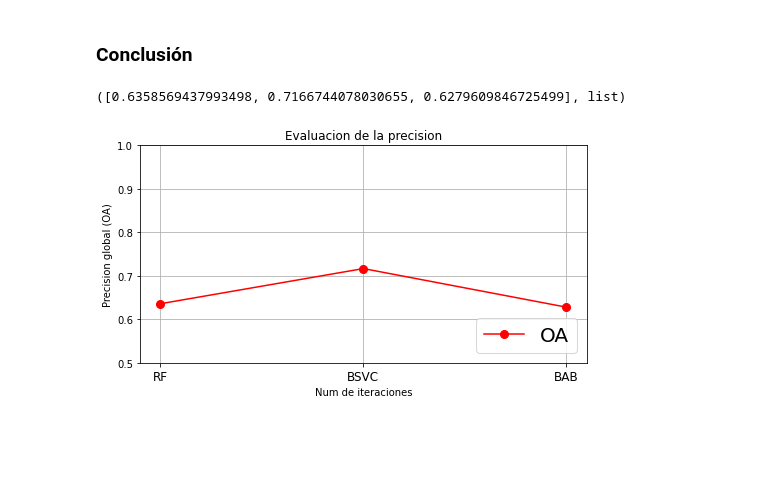
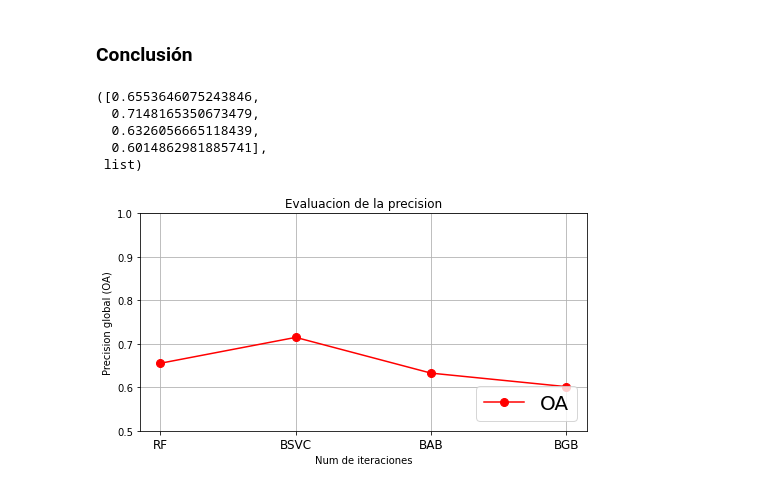
Before and after one commit to federicoabait/south_africa_crop_types_competition_s2_challenge, a Jupyter notebook: 03_Radiant_Earth_Spot_the_Crop_Preprocessing_Pipeline.ipynb, the cells around one changed output. Saved outputs shown, nothing was run; the diff lists cells and outputs as text; code cells hidden in the pictures; blank space fills up the shorter version.

```diff
--- a/03_Radiant_Earth_Spot_the_Crop_Preprocessing_Pipeline.ipynb
+++ b/03_Radiant_Earth_Spot_the_Crop_Preprocessing_Pipeline.ipynb
@@ -734,0 +825,10 @@ X_train.shape, X_test.shape
+# %%
+from imblearn.under_sampling import TomekLinks
+# set up Tomek Links
+tl = TomekLinks(
+    sampling_strategy='all',  # auto: undersamples only the majority class, all: remove tomek links (both majority and minority class)
+    n_jobs=-1)
+
+X_train, y_train = tl.fit_resample(X_train, y_train)
+print(X_train.shape, y_train.shape)
+y_train.value_counts()
@@ -762,7 +874,7 @@ El gráfico que acabamos de construir se llama gráfico de ajuste y muestra la p
 # %%
 # We ran a simple hyperparameter tuning for the number of trees, and concluded to use:
 n_trees = 200
-md = 5
+md = 6
 # %%
 # Fitting the RF model
 model_rf = RandomForestClassifier(n_estimators = n_trees, random_state = 0, n_jobs = 3,max_depth=md)
@@ -957,0 +1072,4 @@ Exactitud test:  0.63
+# %%
+from sklearn.ensemble import GradientBoostingClassifier
+gbrt_clf = GradientBoostingClassifier(n_estimators=100, learning_rate=1.0,
+                                      max_depth=1, random_state=0).fit(X_train, y_train)
@@ -1056,26 +1230,31 @@ grid.best_estimator_.steps[-1][1]
 # %%
 prec_global = [model_rf.score(X_test, y_test),
                clf.score(X_test, y_test),
-              ada_clf.score(X_test, y_test),]
+              ada_clf.score(X_test, y_test),
+              gbrt_clf.score(X_test, y_test),]
 prec_global, type(prec_global)
 # %% [output]
-([0.6358569437993498, 0.7166744078030655, 0.6279609846725499], list)
+([0.6553646075243846,
+  0.7148165350673479,
+  0.6326056665118439,
+  0.6014862981885741],
+ list)
 # %%
-x = [1,2,3]
-labels = ['RF', 'BSVC','BAB']
+x = [1,2,3,4]
+labels = ['RF', 'BSVC','BAB','BGB']
 
 fig, ax = plt.subplots(figsize=(8,4))
 ax.plot(x, prec_global, marker = 'o', ms = 8, color="red", label="OA")
 ax.set_xticks(x)
 ax.set_xticklabels(labels, fontsize=12)
 ax.set_ylabel("Precision global (OA)")
 ax.set_xlabel("Num de iteraciones")
 ax.set_ylim(bottom=0.5, top=1)
 ax.set_title("Evaluacion de la precision")
 ax.grid(True)
 ax.legend(loc="lower right", fontsize=20);
 # %% [output]
-[figure, old version]
+[figure, new version]
 # %%
 resultados=pd.DataFrame({'Modelo':l_modelo,'Exactitud': l_exactitud, 'Exactitud Bal.': l_bexactitud,
              'Precisión':l_precision,'Exhaustividad': l_exhaustividad, 'F1': l_f1})
```
Also changed, not shown: parts of 33 cells of this notebook.
